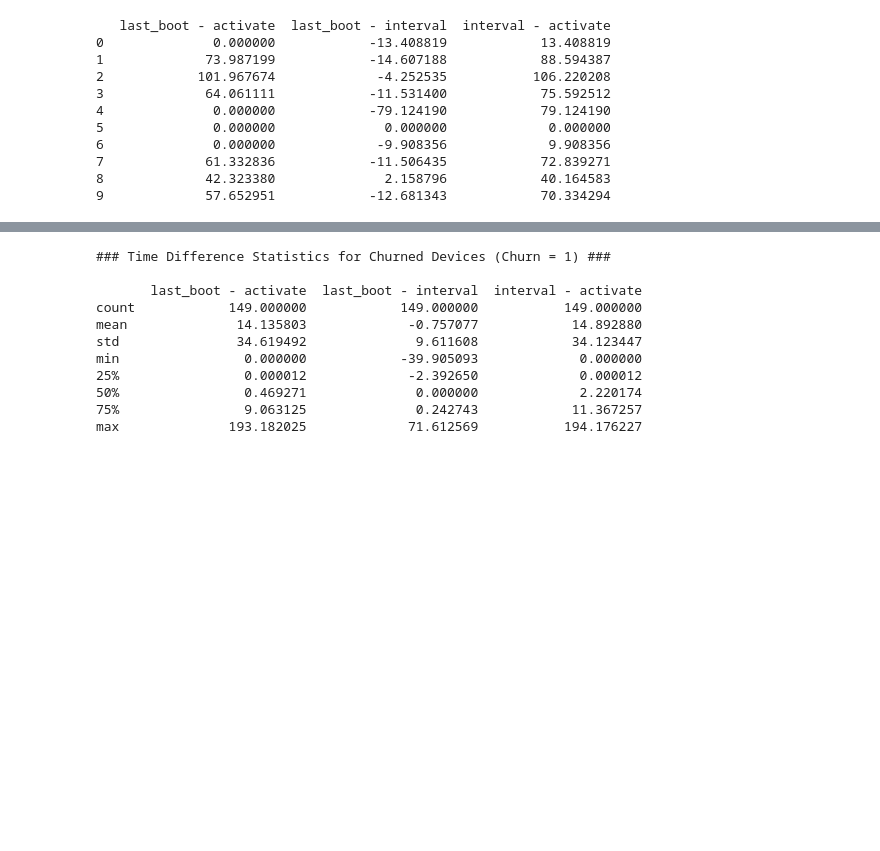
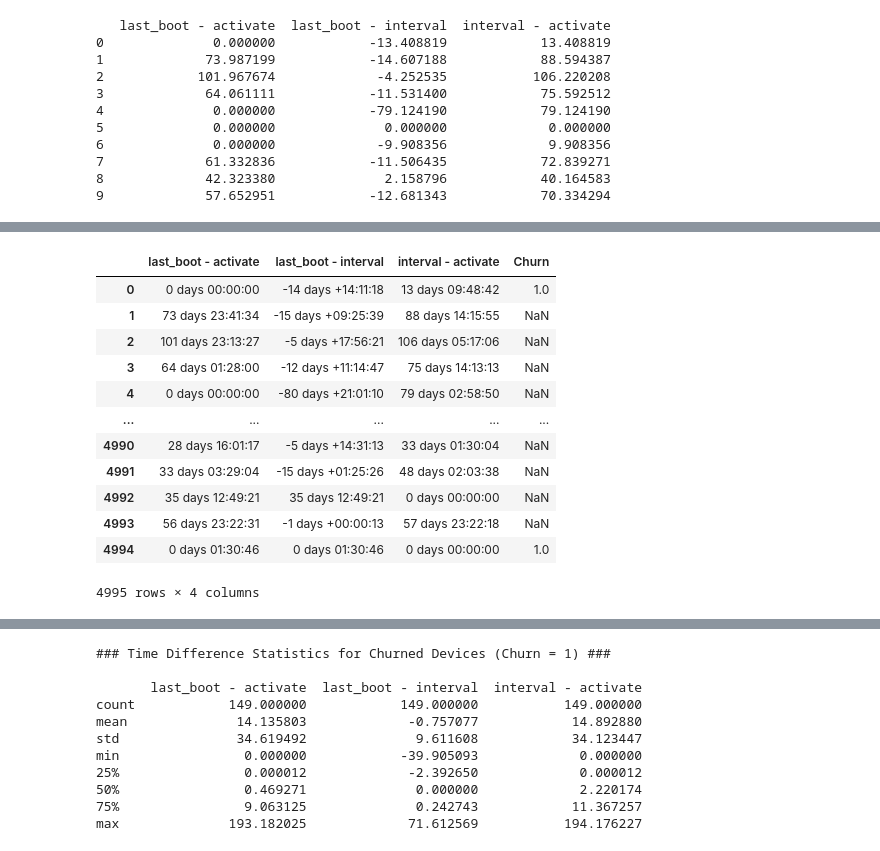
Before and after one commit to ACarrig/NUUMobile1, a Jupyter notebook: backend/Notebooks/data_before_Feb13_analysis.ipynb, the cells around one changed output, grey strips where cells are left out. Cells and saved outputs as stored; diff of their text form; code cells hidden in the pictures; blank space fills up the shorter version.

```diff
--- a/backend/Notebooks/data_before_Feb13_analysis.ipynb
+++ b/backend/Notebooks/data_before_Feb13_analysis.ipynb
@@ -514,3 +514,10 @@ print(data[['last_boot - activate', 'last_boot - interval', 'interval - activate
 7             61.332836            -11.506435            72.839271
 8             42.323380              2.158796            40.164583
 9             57.652951            -12.681343            70.334294
+# %%
+# Calculate differences
+data['last_boot - activate'] = (data['last_boot_date'] - data['active_date'])
+data['last_boot - interval'] = (data['last_boot_date'] - data['interval_date'])
+data['interval - activate'] = (data['interval_date'] - data['active_date'])
+
+data[['last_boot - activate', 'last_boot - interval', 'interval - activate']]
@@ -516,0 +538,16 @@ print(data[['last_boot - activate', 'last_boot - interval', 'interval - activate
+# %%
+data[['last_boot - activate', 'last_boot - interval', 'interval - activate', 'Churn']]
+# %% [output]
+|  | last_boot - activate | last_boot - interval | interval - activate | Churn |
+| 0 | 0 days 00:00:00 | -14 days +14:11:18 | 13 days 09:48:42 | 1.0 |
+| 1 | 73 days 23:41:34 | -15 days +09:25:39 | 88 days 14:15:55 | NaN |
+| 2 | 101 days 23:13:27 | -5 days +17:56:21 | 106 days 05:17:06 | NaN |
+| 3 | 64 days 01:28:00 | -12 days +11:14:47 | 75 days 14:13:13 | NaN |
+| 4 | 0 days 00:00:00 | -80 days +21:01:10 | 79 days 02:58:50 | NaN |
+| ... | ... | ... | ... | ... |
+| 4990 | 28 days 16:01:17 | -5 days +14:31:13 | 33 days 01:30:04 | NaN |
+| 4991 | 33 days 03:29:04 | -15 days +01:25:26 | 48 days 02:03:38 | NaN |
+| 4992 | 35 days 12:49:21 | 35 days 12:49:21 | 0 days 00:00:00 | NaN |
+| 4993 | 56 days 23:22:31 | -1 days +00:00:13 | 57 days 23:22:18 | NaN |
+| 4994 | 0 days 01:30:46 | 0 days 01:30:46 | 0 days 00:00:00 | 1.0 |
+4995 rows × 4 columns
```
Also changed, not shown: parts of 3 cells of this notebook.
